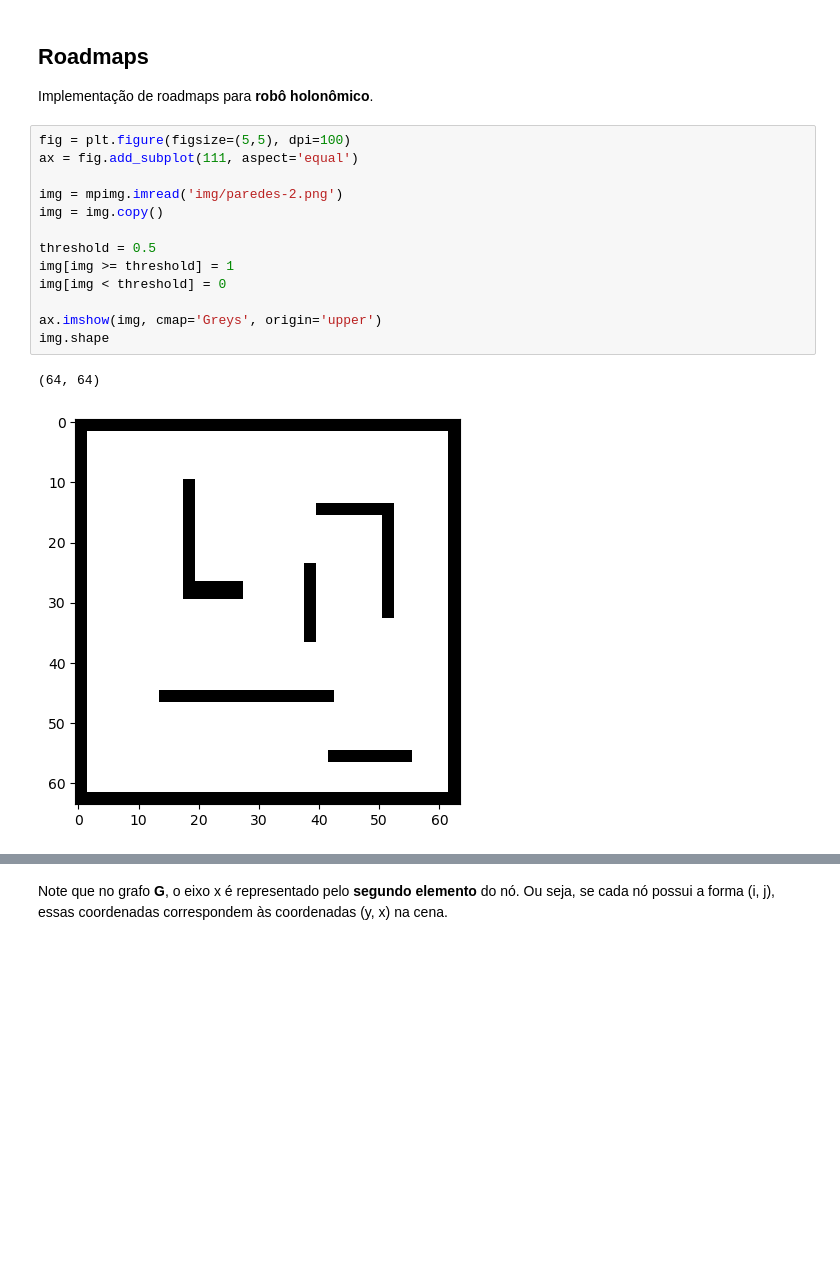
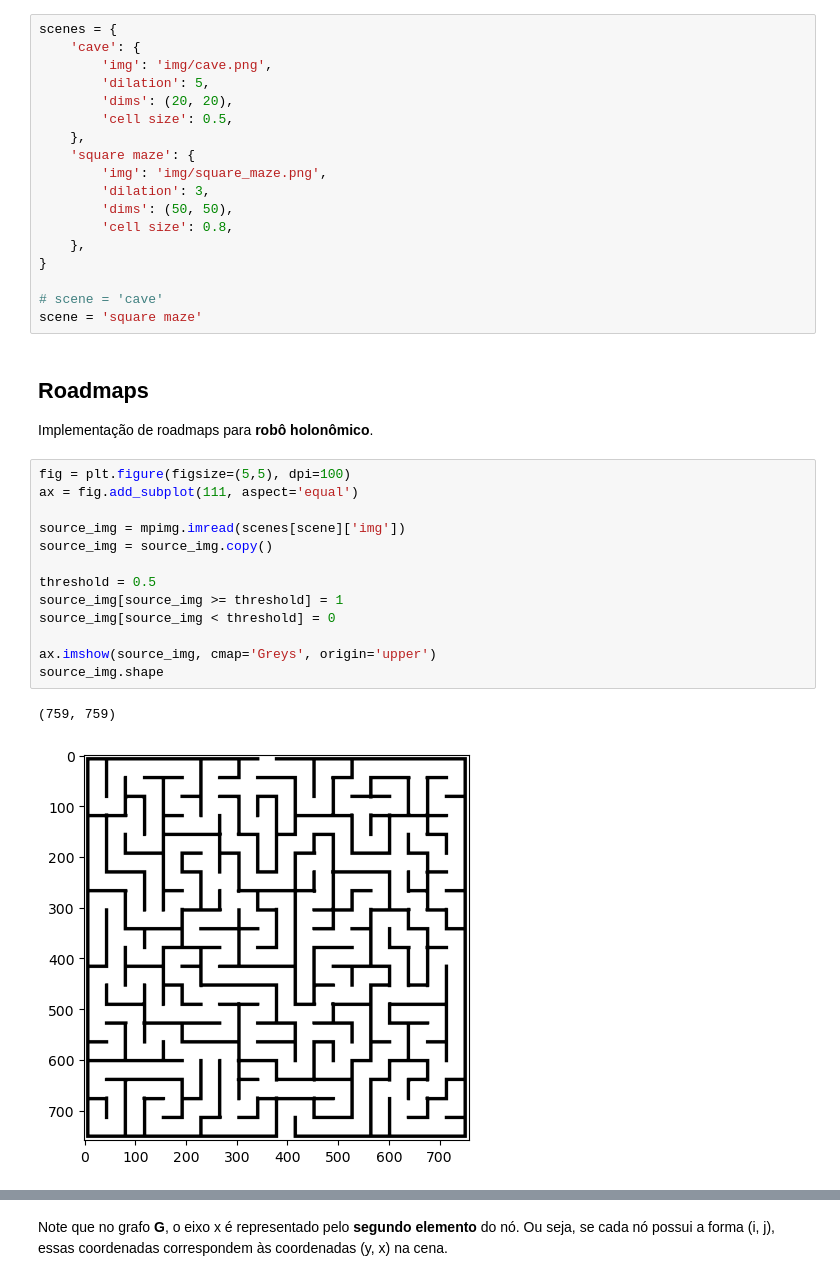
Before and after one commit to marcotuliopin/mobile-robotics, a Jupyter notebook: tp2/roadmaps.ipynb, the cells around one changed output, grey strips where cells are left out. Drawn from its saved outputs; the diff is of its cells as text; blank space fills up the shorter version.

```diff
--- a/tp2/roadmaps.ipynb
+++ b/tp2/roadmaps.ipynb
@@ -35,19 +39,37 @@ sim.setJointTargetVelocity(lmotor, 0)
+# %%
+scenes = {
+    'cave': {
+        'img': 'img/cave.png',
+        'dilation': 5,
+        'dims': (20, 20),
+        'cell size': 0.5,
+    },
+    'square maze': {
+        'img': 'img/square_maze.png',
+        'dilation': 3,
+        'dims': (50, 50),
+        'cell size': 0.8,
+    },
+}
+
+# scene = 'cave'
+scene = 'square maze'
 # %% [markdown]
 ## Roadmaps
 Implementação de roadmaps para **robô holonômico**.
 # %%
 fig = plt.figure(figsize=(5,5), dpi=100)
 ax = fig.add_subplot(111, aspect='equal')
 
-img = mpimg.imread('img/paredes-2.png')
-img = img.copy()
+source_img = mpimg.imread(scenes[scene]['img'])
+source_img = source_img.copy()
 
 threshold = 0.5
-img[img >= threshold] = 1
-img[img < threshold] = 0
+source_img[source_img >= threshold] = 1
+source_img[source_img < threshold] = 0
 
-ax.imshow(img, cmap='Greys', origin='upper')
-img.shape
+ax.imshow(source_img, cmap='Greys', origin='upper')
+source_img.shape
 # %% [output]
-(64, 64)
+(759, 759)
-[figure, old version]
+[figure, new version]
```
Also changed, not shown: parts of 23 cells of this notebook, 11 other files.
